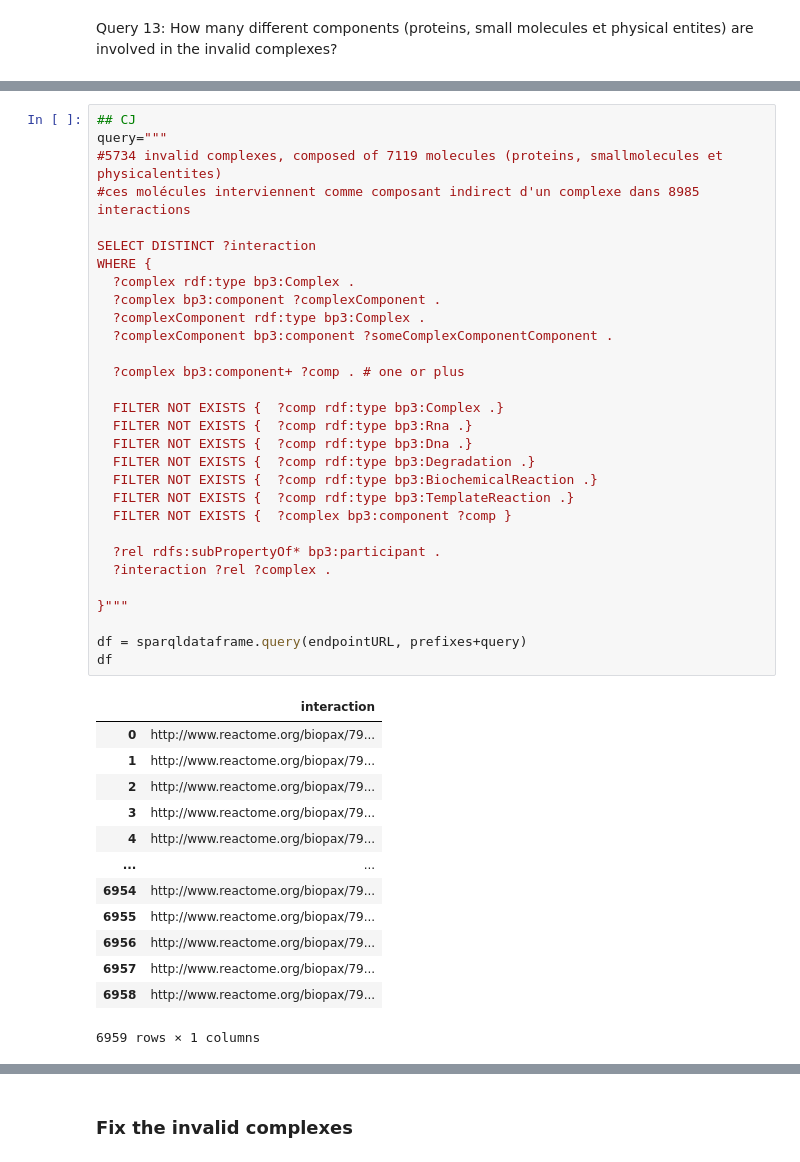
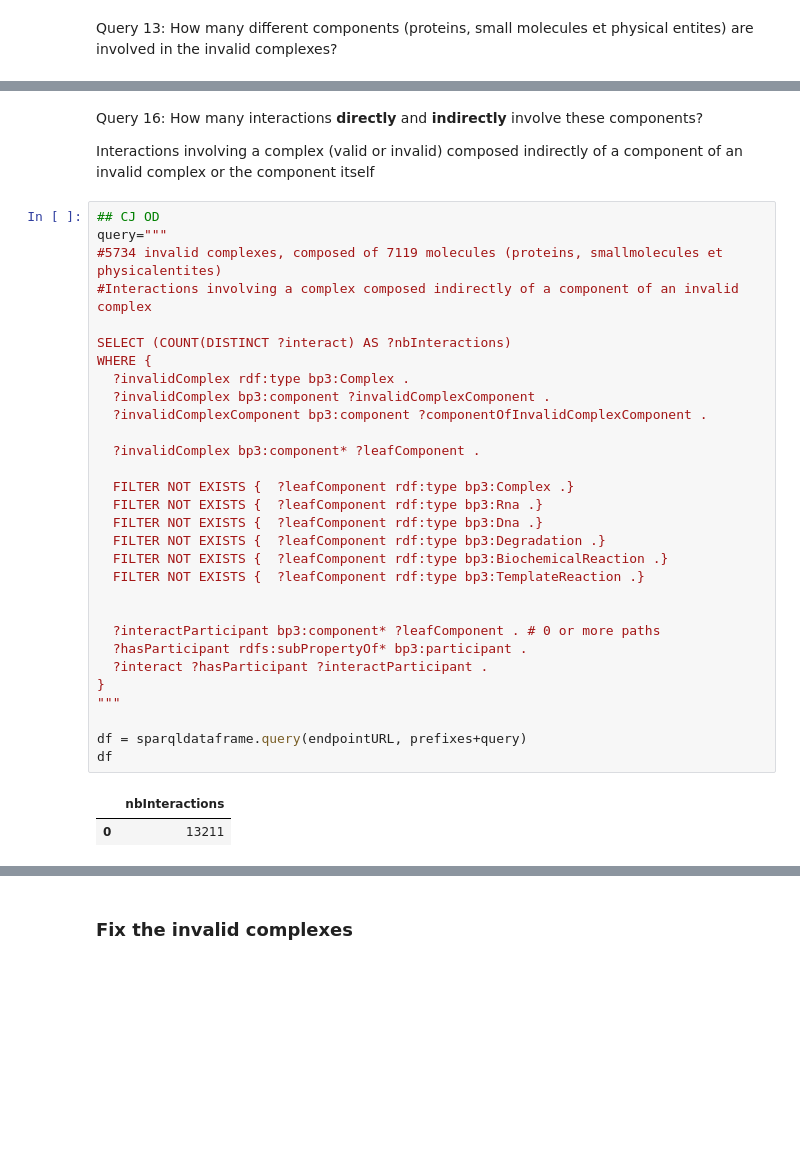
Before and after one commit to cjuigne/non_conformities_detection_biopax, a Jupyter notebook: detect_fix_invalid_complexes_biopax.ipynb, the cells around one changed output, grey strips where cells are left out. Drawn from its saved outputs; the diff is of its cells as text; blank space fills up the shorter version.

```diff
--- a/detect_fix_invalid_complexes_biopax.ipynb
+++ b/detect_fix_invalid_complexes_biopax.ipynb
@@ -513,44 +533,37 @@ Query 15: In how many interactions are these components indirectly involved? <a
+# %% [markdown]
+Query 16: How many interactions **directly** and **indirectly** involve these components? <a class="anchor" id="query16"></a>
+
+Interactions involving a complex (valid or invalid) composed indirectly of a component of an invalid complex or the component itself
 # %%
-## CJ
+## CJ OD
 query="""
 #5734 invalid complexes, composed of 7119 molecules (proteins, smallmolecules et physicalentites)
-#ces molécules interviennent comme composant indirect d'un complexe dans 8985 interactions
+#Interactions involving a complex composed indirectly of a component of an invalid complex
 
-SELECT DISTINCT ?interaction
+SELECT (COUNT(DISTINCT ?interact) AS ?nbInteractions)
 WHERE {
-  ?complex rdf:type bp3:Complex .
-  ?complex bp3:component ?complexComponent .
-  ?complexComponent rdf:type bp3:Complex .
-  ?complexComponent bp3:component ?someComplexComponentComponent .
+  ?invalidComplex rdf:type bp3:Complex .
+  ?invalidComplex bp3:component ?invalidComplexComponent .
+  ?invalidComplexComponent bp3:component ?componentOfInvalidComplexComponent .
 
-  ?complex bp3:component+ ?comp . # one or plus
+  ?invalidComplex bp3:component* ?leafComponent .
 
-  FILTER NOT EXISTS {  ?comp rdf:type bp3:Complex .}
-  FILTER NOT EXISTS {  ?comp rdf:type bp3:Rna .}
-  FILTER NOT EXISTS {  ?comp rdf:type bp3:Dna .}
-  FILTER NOT EXISTS {  ?comp rdf:type bp3:Degradation .}
-  FILTER NOT EXISTS {  ?comp rdf:type bp3:BiochemicalReaction .}
-  FILTER NOT EXISTS {  ?comp rdf:type bp3:TemplateReaction .}
-  FILTER NOT EXISTS {  ?complex bp3:component ?comp }
+  FILTER NOT EXISTS {  ?leafComponent rdf:type bp3:Complex .}
+  FILTER NOT EXISTS {  ?leafComponent rdf:type bp3:Rna .}
+  FILTER NOT EXISTS {  ?leafComponent rdf:type bp3:Dna .}
+  FILTER NOT EXISTS {  ?leafComponent rdf:type bp3:Degradation .}
+  FILTER NOT EXISTS {  ?leafComponent rdf:type bp3:BiochemicalReaction .}
+  FILTER NOT EXISTS {  ?leafComponent rdf:type bp3:TemplateReaction .}
 
-  ?rel rdfs:subPropertyOf* bp3:participant .
-  ?interaction ?rel ?complex .
 
-}"""
+  ?interactParticipant bp3:component* ?leafComponent . # 0 or more paths
+  ?hasParticipant rdfs:subPropertyOf* bp3:participant .
+  ?interact ?hasParticipant ?interactParticipant .
+}
+"""
 
 df = sparqldataframe.query(endpointURL, prefixes+query)
 df
 # %% [output]
-|  | interaction |
-| 0 | http://www.reactome.org/biopax/79... |
-| 1 | http://www.reactome.org/biopax/79... |
-| 2 | http://www.reactome.org/biopax/79... |
-| 3 | http://www.reactome.org/biopax/79... |
-| 4 | http://www.reactome.org/biopax/79... |
-| ... | ... |
-| 6954 | http://www.reactome.org/biopax/79... |
-| 6955 | http://www.reactome.org/biopax/79... |
-| 6956 | http://www.reactome.org/biopax/79... |
-| 6957 | http://www.reactome.org/biopax/79... |
-| 6958 | http://www.reactome.org/biopax/79... |
+|  | nbInteractions |
+| 0 | 13211 |
-6959 rows × 1 columns
```
Also changed, not shown: parts of 36 cells of this notebook.
